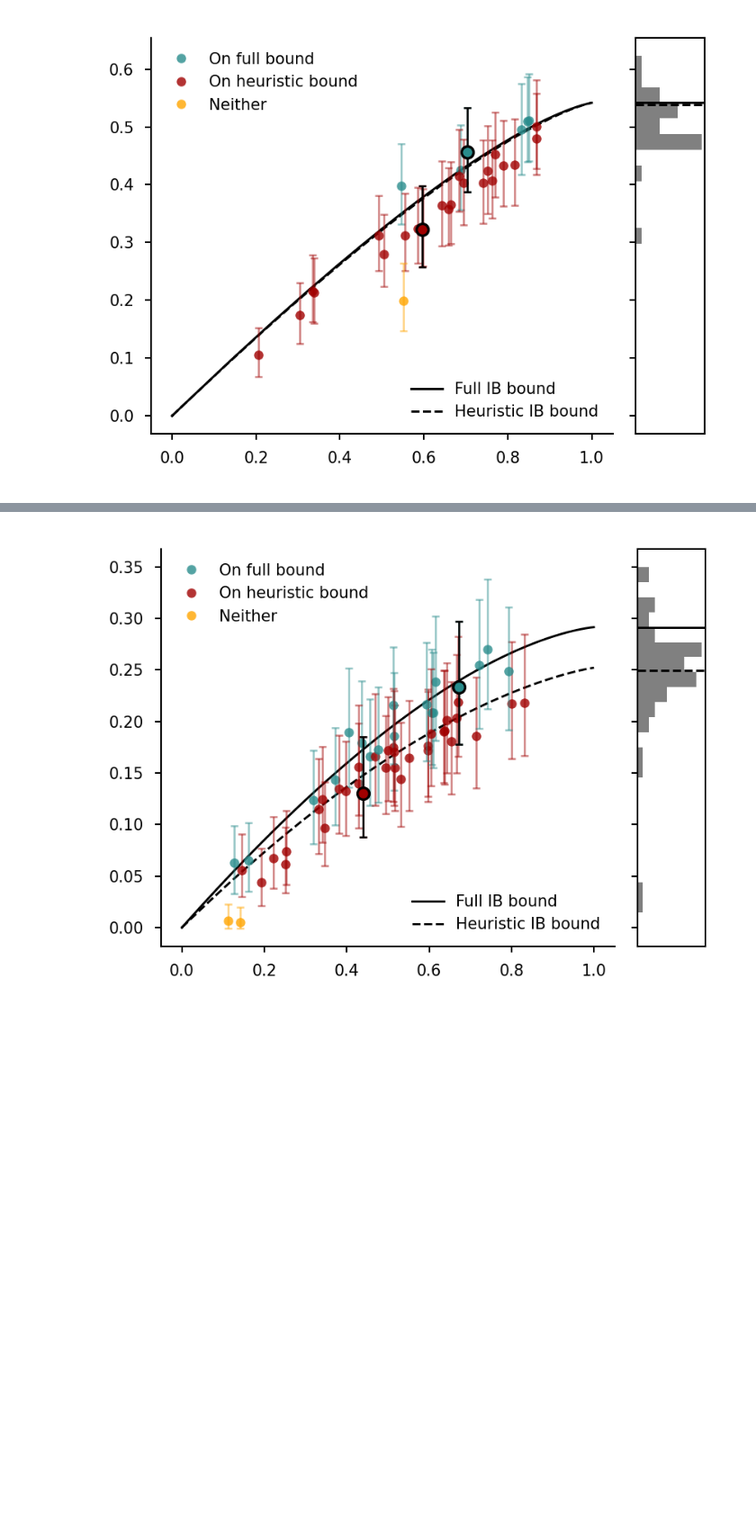
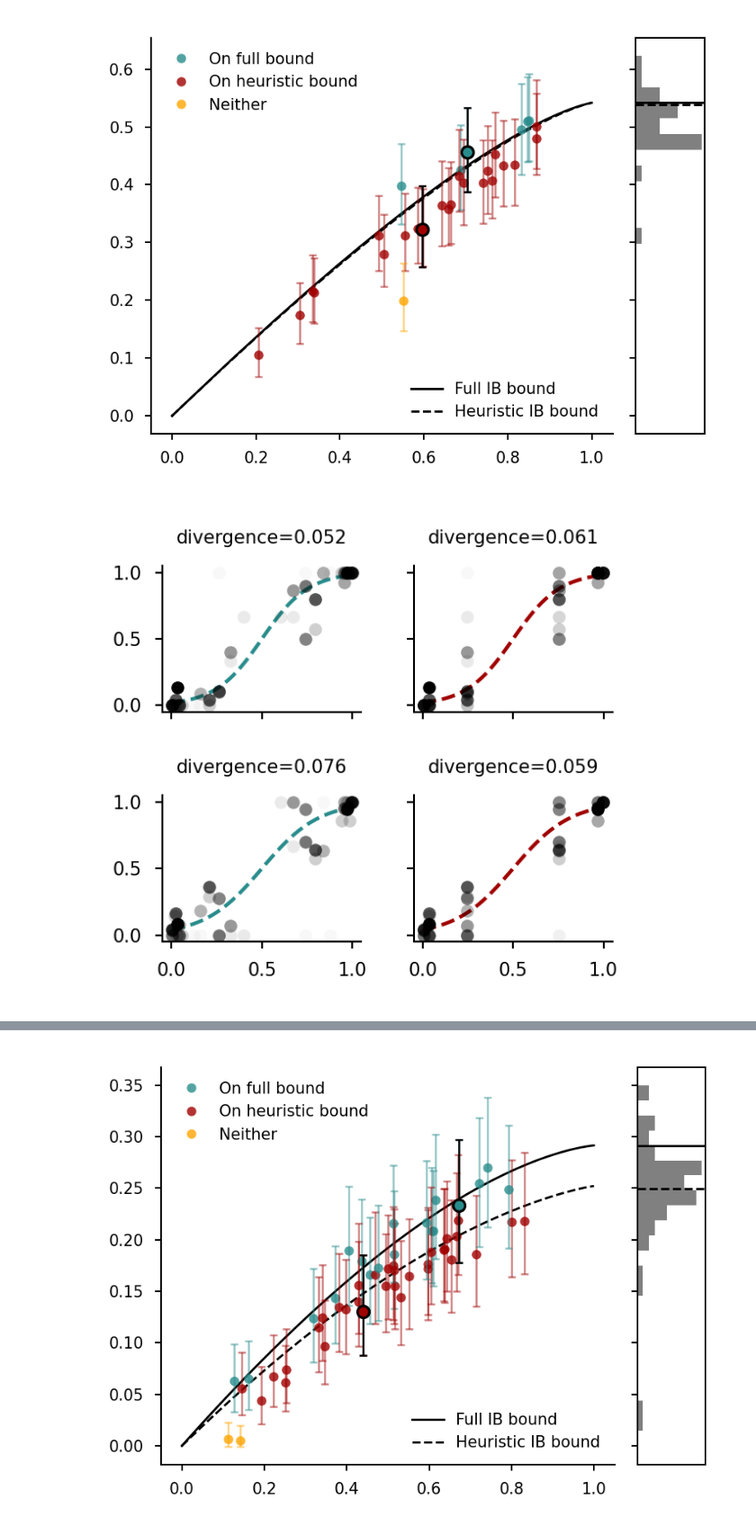
Before and after one commit to jacobaparker/human-inference-IB, a Jupyter notebook: main_analyses_figures.ipynb, the cells around one changed output, grey strips where cells are left out. Shown at 90% size. Cells and saved outputs as stored; diff of their text form; code cells hidden in the pictures; blank space fills up the shorter version.

Commit message:
preproc of horse data (some bug remains)

```diff
--- a/main_analyses_figures.ipynb
+++ b/main_analyses_figures.ipynb
@@ -615,6 +615,8 @@ P_XgY_dict = {
     'equal-weights': utils.P_shapecomb_g_horse_ew,
     'ignore-weak': utils.P_shapecomb_g_horse_iw
 }
+
+shapes_Xset = utils.get_shapes_Xset()
 
 p_XgY_dict = {}
 for cond in conds:
@@ -874,3 +862,44 @@ plt.tight_layout()
 savefig(fig, 'Figure4/figure4_horses_lowWS_IBplot')
 # %% [output]
 [figure]
+# %%
+# psychometric functions for highlighted subjects, compared to IB-predicted psychometric functions for each bound (full and heuristic)
+
+exp = 'lowWS'
+stats = 'lowWS'
+
+choicedf_ = pd.read_csv(horses_datadir + 'lowWS/sj-psychometric-data.csv')
+postdf_ = pd.read_csv(horses_datadir + 'lowWS/strat-post-probs.csv')
+
+ibdf_ = ibdf_dict[exp].copy()
+
+fig, axs = plt.subplots(2,2, figsize=(2.25,2), dpi=300)
+
+strats = ['fully-optimal','equal-weights']
+strat_colors = {
+    'fully-optimal': optcolor,
+    'equal-weights': heurcolor
+}
+strat_bounds = {
+    'fully-optimal': softmax_dict_horses[stats]['full'],
+    'equal-weights': softmax_dict_horses[stats]['equal-weights']
+}
+conds1 = (choicedf_['subject_index'].notna())
+conds2 = (ibdf_['subject_index'].notna())
+
+for ii, sj in enumerate(highlighted_sjs):
+    sjconds1 = conds1 & (choicedf_['subject_index'] == sj)
+    sjconds2 = conds2 & (ibdf_['subject_index'] == sj)
+    for jj, strat in enumerate(strats):
+        utils.get_IB_predicted_psychometric_plot(ibdf_.loc[sjconds2,'Ixr'].values[0],strat_bounds[strat],strat_colors[strat],axs[ii,jj])
+        utils.get_sj_psychometric_plot(choicedf_.loc[sjconds1], postdf_.loc[postdf_['strategy']==strat], axs[ii,jj])
+        dkl = utils.get_psychometric_DKL(choicedf_.loc[sjconds1], postdf_.loc[postdf_['strategy']==strat],ibdf_.loc[sjconds2,'Ixr'].values[0],strat_bounds[strat])
+        format_axis(axs[ii,jj])
+        axs[ii,jj].set_title(f'divergence={dkl:.3f}', fontsize=5)
+        if ii == 0:
+            axs[ii,jj].set_xticklabels([])
+        if jj == 1:
+            axs[ii,jj].set_yticklabels([])
+plt.tight_layout()
+# %% [output]
+[figure, added]
```
Also changed, not shown: parts of 8 cells of this notebook, 12 other files.
